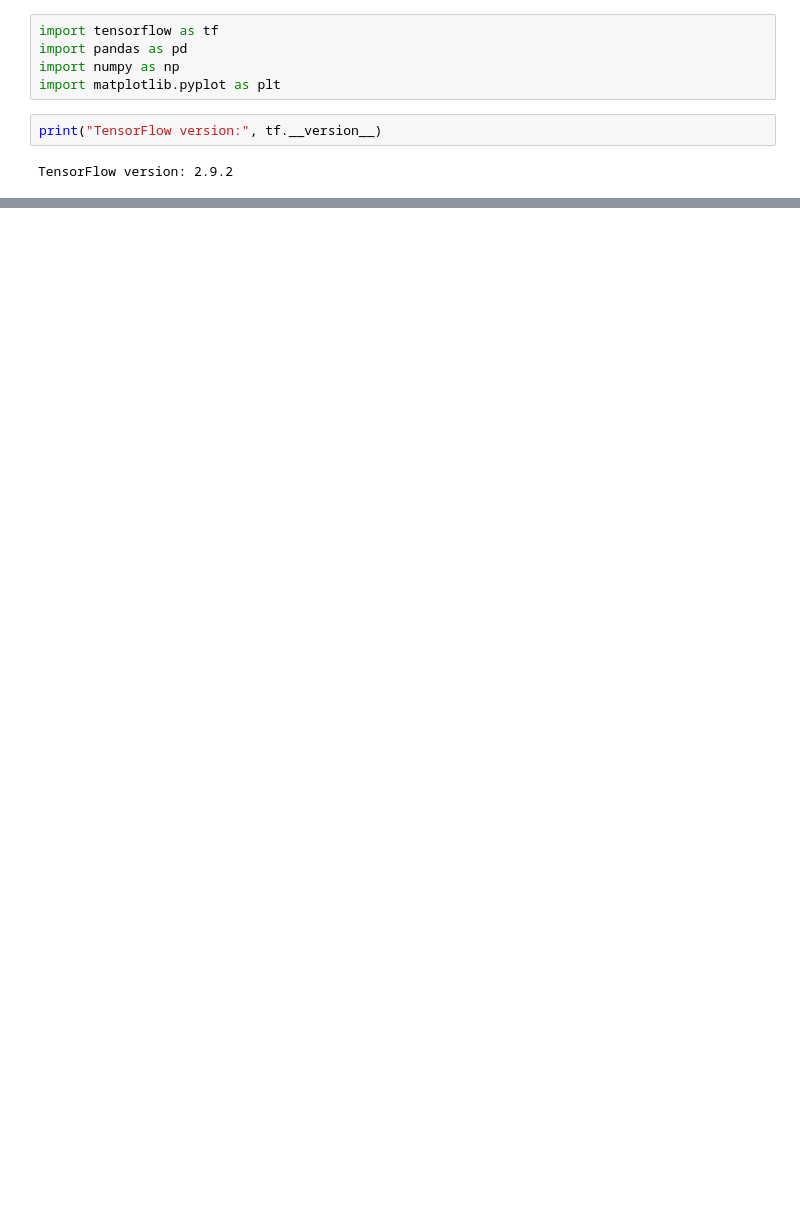
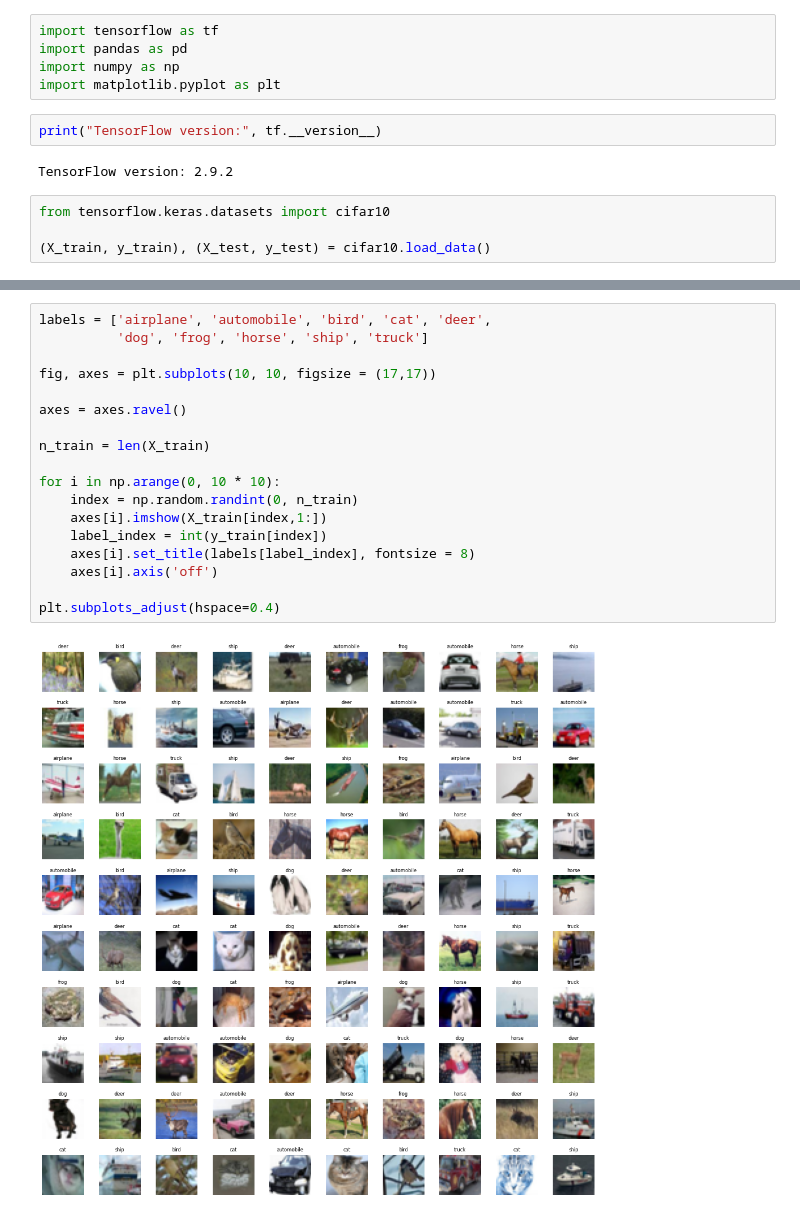
Before and after one commit to lashkoEv/deep-learning, a Jupyter notebook: Лабораторна_робота_№2.ipynb, the cells around one changed output, grey strips where cells are left out. Cells and saved outputs as stored; diff of their text form; blank space fills up the shorter version.

Commit message:
add test classificaton

```diff
--- a/Лабораторна_робота_№2.ipynb
+++ b/Лабораторна_робота_№2.ipynb
@@ -9,3 +9,7 @@ import matplotlib.pyplot as plt
 print("TensorFlow version:", tf.__version__)
 # %% [output]
 TensorFlow version: 2.9.2
+# %%
+from tensorflow.keras.datasets import cifar10
+
+(X_train, y_train), (X_test, y_test) = cifar10.load_data()
@@ -11,0 +19,20 @@ TensorFlow version: 2.9.2
+# %%
+labels = ['airplane', 'automobile', 'bird', 'cat', 'deer',
+          'dog', 'frog', 'horse', 'ship', 'truck']
+
+fig, axes = plt.subplots(10, 10, figsize = (17,17))
+
+axes = axes.ravel()
+
+n_train = len(X_train)
+
+for i in np.arange(0, 10 * 10):
+    index = np.random.randint(0, n_train)
+    axes[i].imshow(X_train[index,1:])
+    label_index = int(y_train[index])
+    axes[i].set_title(labels[label_index], fontsize = 8)
+    axes[i].axis('off')
+
+plt.subplots_adjust(hspace=0.4)
+# %% [output]
+[figure, added]
```
Also changed, not shown: parts of 12 cells of this notebook.
